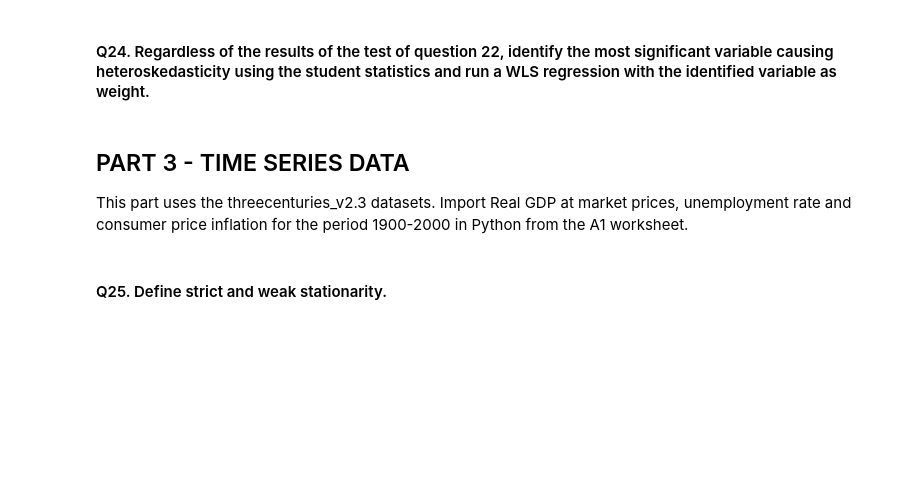
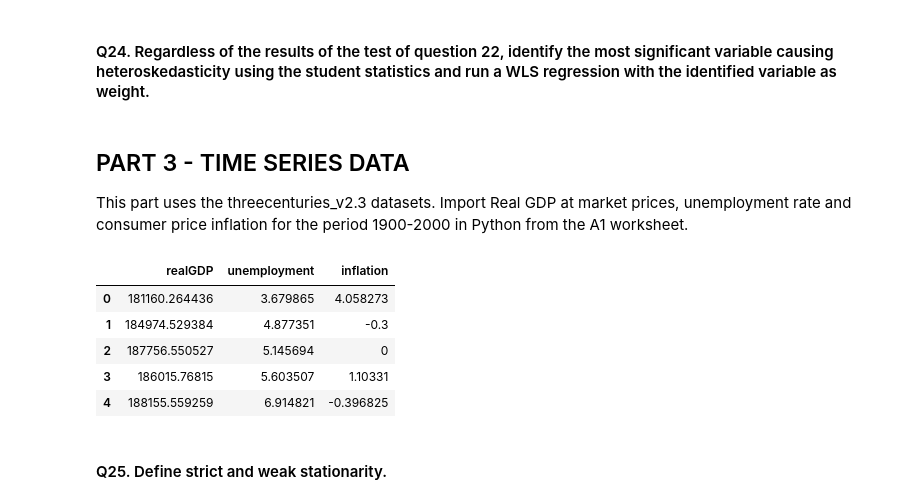
Before and after one commit to pralban/Econometrics, a Jupyter notebook: econometrics_notebook.ipynb, the cells around one changed output. Drawn from its saved outputs; the diff is of its cells as text; code cells hidden in the pictures; blank space fills up the shorter version.

```diff
--- a/econometrics_notebook.ipynb
+++ b/econometrics_notebook.ipynb
@@ -849,6 +855,29 @@ Ce résultat suggère que les interactions entre les niveaux de NOx et ces deux
 ## PART 3 - TIME SERIES DATA
 
 This part uses the threecenturies_v2.3 datasets. Import Real GDP at market prices, unemployment rate and consumer price inflation for the period 1900-2000 in Python from the A1 worksheet.
+# %%
+df = pd.read_excel(
+    "./data/threecenturies_v2.3.xlsx",
+    sheet_name="A1. Headline series",
+    usecols=[1, 15, 28],
+)
+
+realGDP = df.iloc[246:347, 0].reset_index(drop=True)
+unemployment = df.iloc[246:347, 1].reset_index(drop=True)
+inflation = df.iloc[246:347, 2].reset_index(drop=True)
+
+df = pd.DataFrame(
+    {"realGDP": realGDP, "unemployment": unemployment, "inflation": inflation}
+)
+
+df.head()
+# %% [output]
+|  | realGDP | unemployment | inflation |
+| 0 | 181160.264436 | 3.679865 | 4.058273 |
+| 1 | 184974.529384 | 4.877351 | -0.3 |
+| 2 | 187756.550527 | 5.145694 | 0 |
+| 3 | 186015.76815 | 5.603507 | 1.10331 |
+| 4 | 188155.559259 | 6.914821 | -0.396825 |
 # %% [markdown]
 #### Q25. Define strict and weak stationarity.
 # %% [markdown]
```
Also changed, not shown: parts of 15 cells of this notebook.
